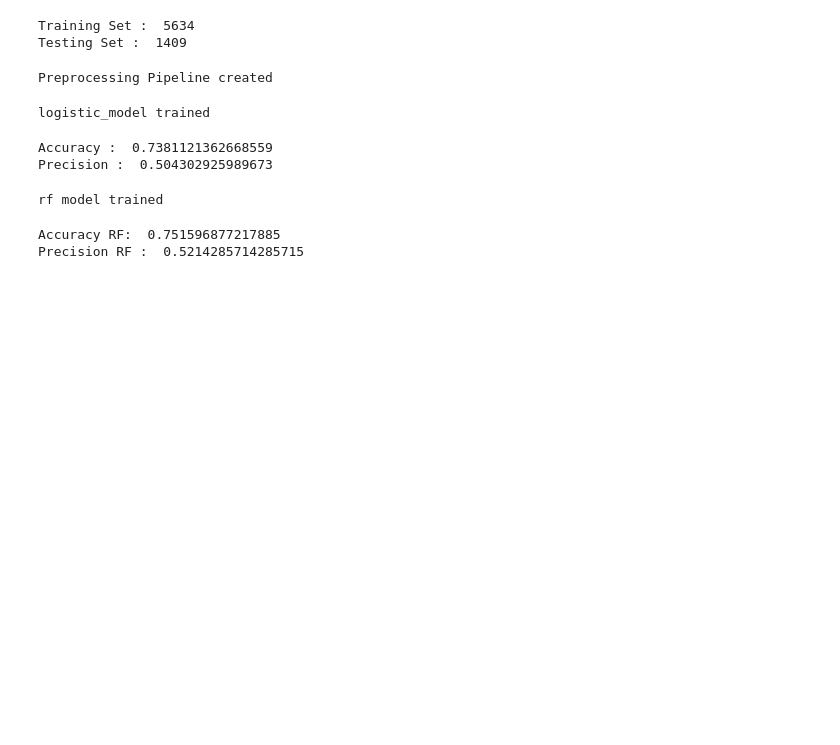
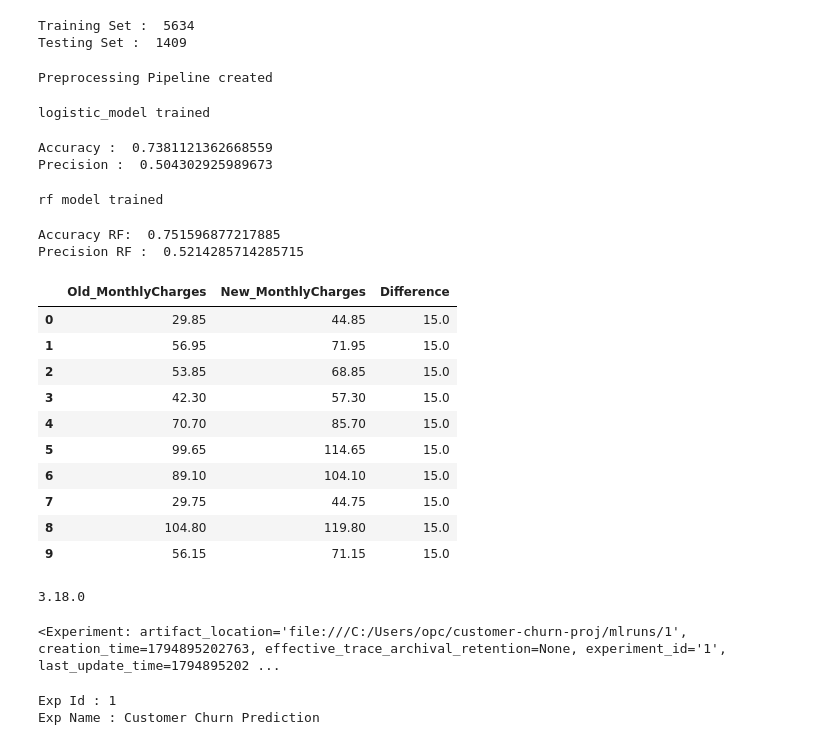
Before and after one commit to akshayG006Dec94/mlops-training, a Jupyter notebook: Day1-MLOPS-HandsOn.ipynb, the cells around one changed output. Cells and saved outputs as stored; diff of their text form; code cells hidden in the pictures; blank space fills up the shorter version.

```diff
--- a/Day1-MLOPS-HandsOn.ipynb
+++ b/Day1-MLOPS-HandsOn.ipynb
@@ -285,3 +285,50 @@ print("Precision RF : ", precision_rf)
 # %% [output]
 Accuracy RF:  0.751596877217885
 Precision RF :  0.5214285714285715
+# %%
+import pandas as pd
+df_v1 = pd.read_csv(r"C:\Users\opc\churn_v1\dataset-1.csv")
+df_v2 = pd.read_csv(r"C:\Users\opc\churn_v2\dataset-1.csv")
+
+comparison = pd.DataFrame({
+    "Old_MonthlyCharges" : df_v1["MonthlyCharges"],
+    "New_MonthlyCharges" : df_v2["MonthlyCharges"]
+})
+
+comparison["Difference"] = (
+    comparison["New_MonthlyCharges"] - comparison["Old_MonthlyCharges"] )
+changed_records = comparison[
+    comparison["Difference"] != 0 ]
+
+changed_records.head(20)
+# %% [output]
+|  | Old_MonthlyCharges | New_MonthlyCharges | Difference |
+| 0 | 29.85 | 44.85 | 15.0 |
+| 1 | 56.95 | 71.95 | 15.0 |
+| 2 | 53.85 | 68.85 | 15.0 |
+| 3 | 42.30 | 57.30 | 15.0 |
+| 4 | 70.70 | 85.70 | 15.0 |
+| 5 | 99.65 | 114.65 | 15.0 |
+| 6 | 89.10 | 104.10 | 15.0 |
+| 7 | 29.75 | 44.75 | 15.0 |
+| 8 | 104.80 | 119.80 | 15.0 |
+| 9 | 56.15 | 71.15 | 15.0 |
+# %%
+import mlflow
+print(mlflow.__version__)
+# %% [output]
+3.18.0
+# %%
+mlflow.set_experiment("Customer Churn Prediction")
+# mlflow will check- experiment exists
+# if yes - select, if no - it will create it
+# %% [output]
+<Experiment: artifact_location='file:///C:/Users/opc/customer-churn-proj/mlruns/1', creation_time=1794895202763, effective_trace_archival_retention=None, experiment_id='1', last_update_time=1794895202 ...
+# %%
+experiment = mlflow.get_experiment_by_name(
+    "Customer Churn Prediction")
+print("Exp Id :",experiment.experiment_id)
+print("Exp Name :",experiment.name)
+# %% [output]
+Exp Id : 1
+Exp Name : Customer Churn Prediction
```
Also changed, not shown: parts of 17 cells of this notebook, 11 other files.
